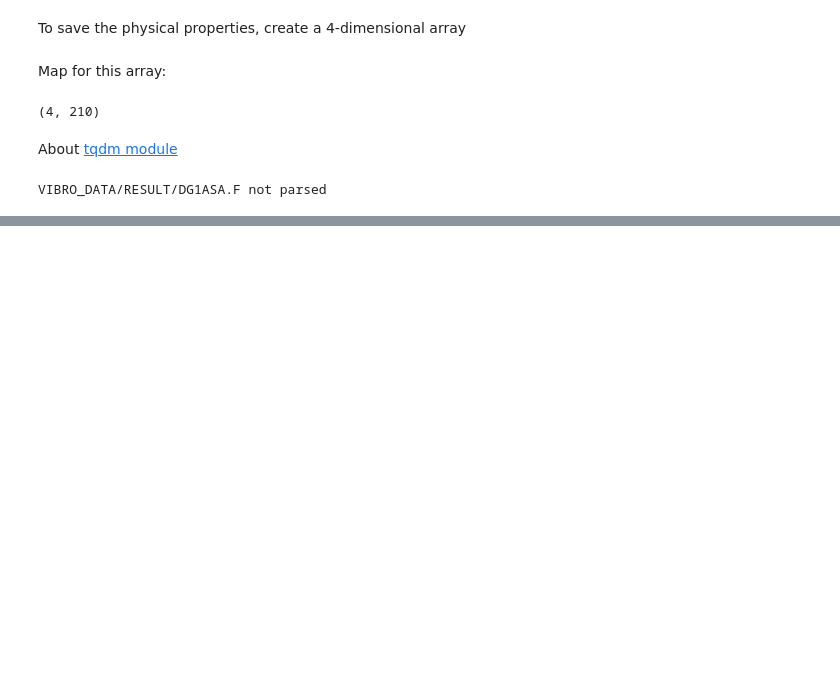
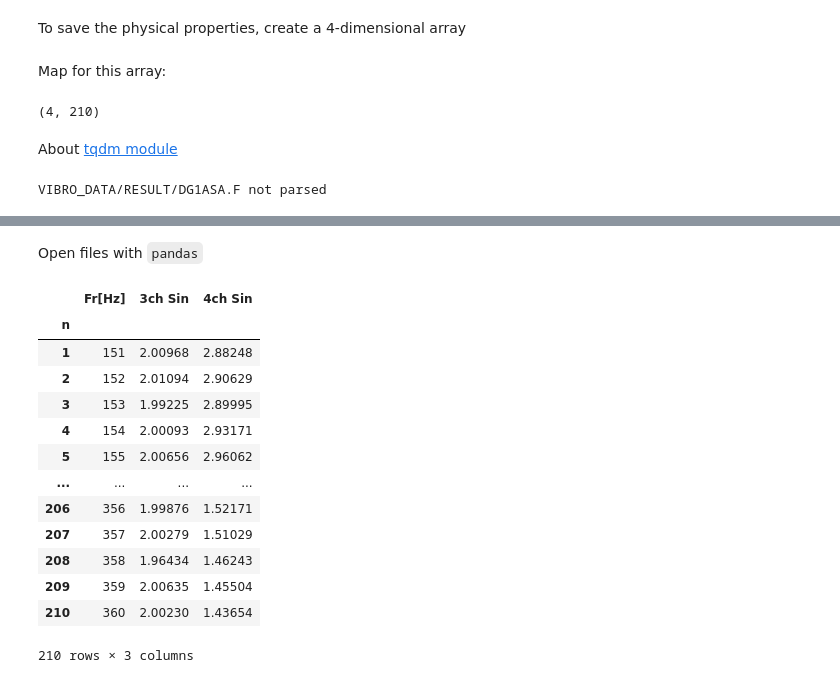
Before and after one commit to ksobyanin/IntroML-20, a Jupyter notebook: notebooks/files.ipynb, the cells around one changed output, grey strips where cells are left out. Drawn from its saved outputs; the diff is of its cells as text; code cells hidden in the pictures; blank space fills up the shorter version.

Commit message:
add pandas reading files to seminar 1

```diff
--- a/notebooks/files.ipynb
+++ b/notebooks/files.ipynb
@@ -414,3 +414,5 @@ plt.title('Stiffness by direction')
 plt.boxplot(properties[:, 1, :, 0]/1e6, labels=directions.keys());
 # %% [output]
 [drawing not drawn]
+# %% [markdown]
+Open files with `pandas`
@@ -416,0 +421,25 @@ plt.boxplot(properties[:, 1, :, 0]/1e6, labels=directions.keys());
+# %%
+df = pd.read_table(
+    path,
+    index_col=0,
+    skiprows=10,
+    delimiter='\s{2,}',
+    engine='python',
+)
+# %%
+df
+# %% [output]
+|  | Fr[Hz] | 3ch Sin | 4ch Sin |
+| n |  |  |  |
+| 1 | 151 | 2.00968 | 2.88248 |
+| 2 | 152 | 2.01094 | 2.90629 |
+| 3 | 153 | 1.99225 | 2.89995 |
+| 4 | 154 | 2.00093 | 2.93171 |
+| 5 | 155 | 2.00656 | 2.96062 |
+| ... | ... | ... | ... |
+| 206 | 356 | 1.99876 | 1.52171 |
+| 207 | 357 | 2.00279 | 1.51029 |
+| 208 | 358 | 1.96434 | 1.46243 |
+| 209 | 359 | 2.00635 | 1.45504 |
+| 210 | 360 | 2.00230 | 1.43654 |
+210 rows × 3 columns
```
Also changed, not shown: parts of 1 cell of this notebook.
